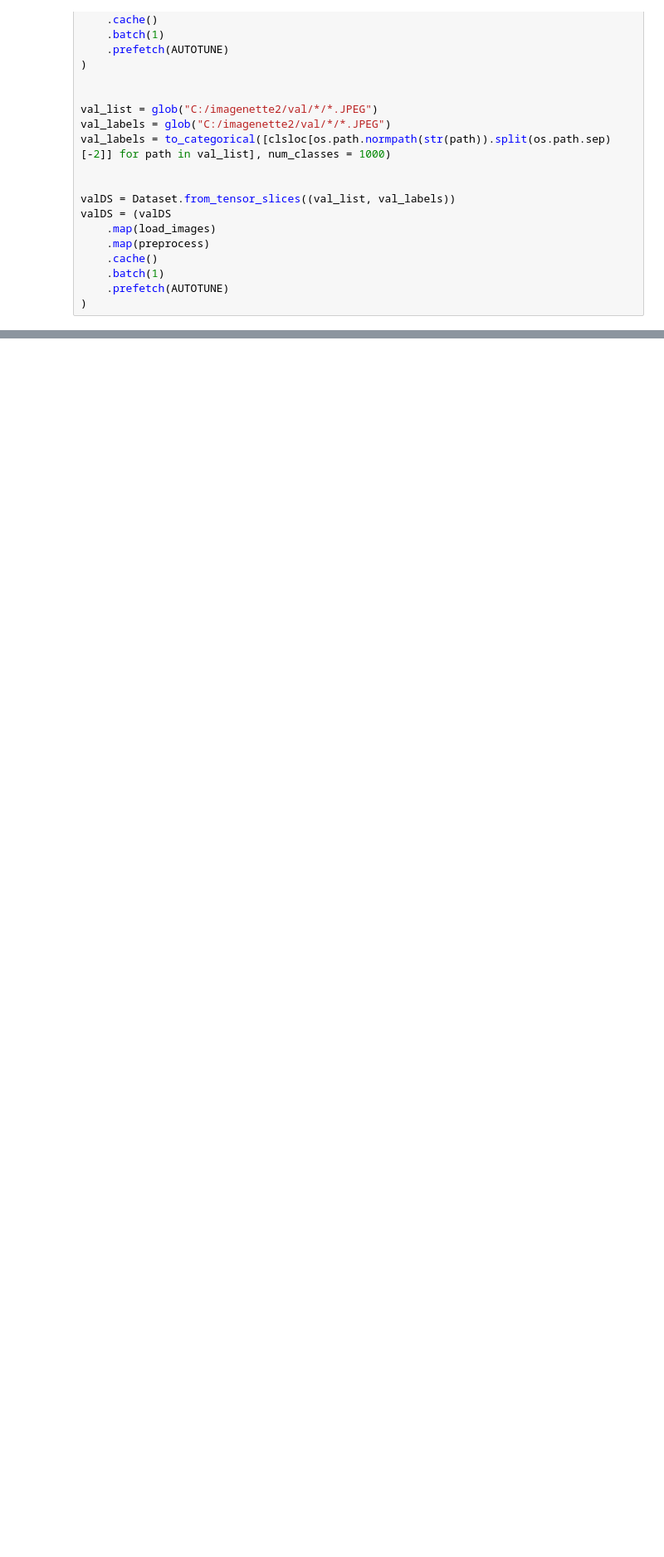
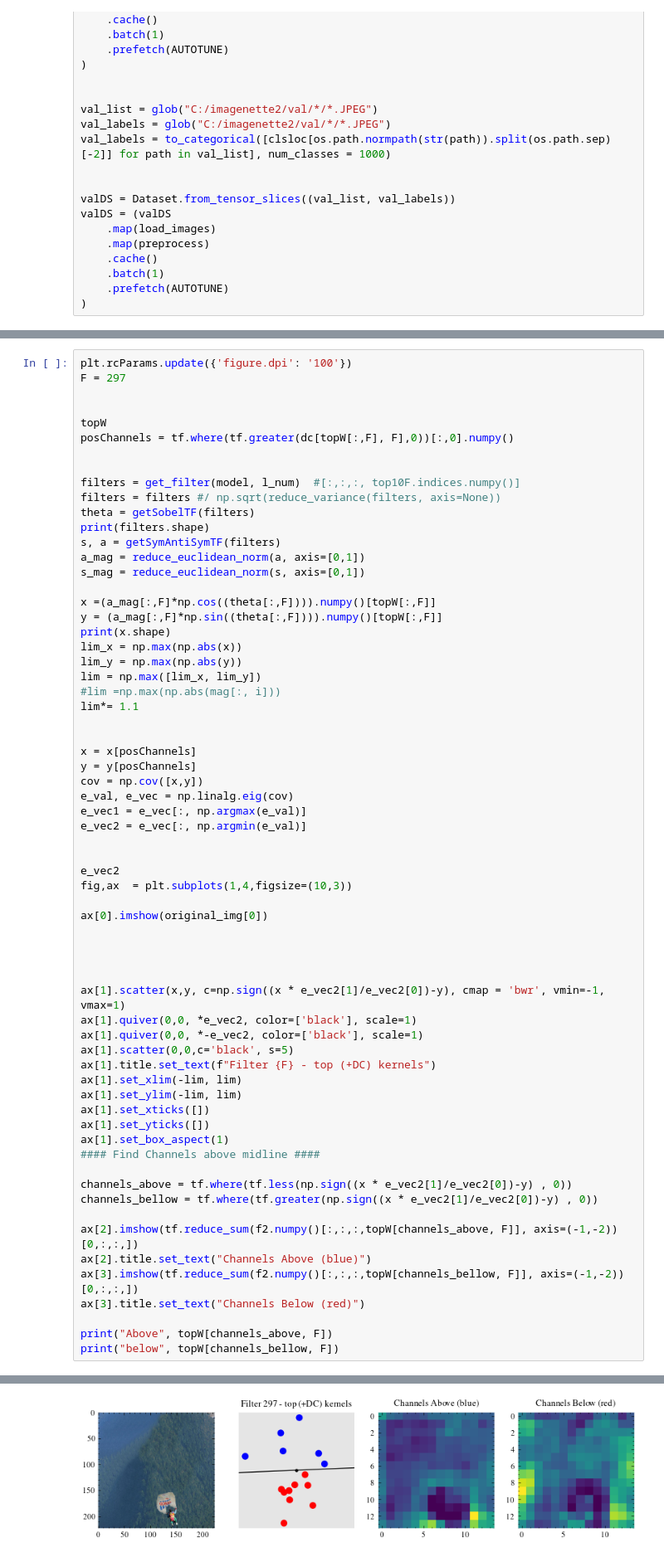
Before and after one commit to liamaltarac/CNN_Explorations, a Jupyter notebook: gradient_beta/sym_antsym_test.ipynb, the cells around one changed output, grey strips where cells are left out. Shown: that part at 83% size. Drawn from its saved outputs; the diff is of its cells as text; blank space fills up the shorter version.

```diff
--- a/gradient_beta/sym_antsym_test.ipynb
+++ b/gradient_beta/sym_antsym_test.ipynb
@@ -374,0 +394,66 @@ array([[ 1., -1., -1., ..., -1., -1., -1.],
+# %%
+plt.rcParams.update({'figure.dpi': '100'})
+F = 297
+
+
+topW
+posChannels = tf.where(tf.greater(dc[topW[:,F], F],0))[:,0].numpy()
+
+
+filters = get_filter(model, l_num)  #[:,:,:, top10F.indices.numpy()]
+filters = filters #/ np.sqrt(reduce_variance(filters, axis=None))
+theta = getSobelTF(filters)
+print(filters.shape)
+s, a = getSymAntiSymTF(filters)
+a_mag = reduce_euclidean_norm(a, axis=[0,1])
+s_mag = reduce_euclidean_norm(s, axis=[0,1])
+
+x =(a_mag[:,F]*np.cos((theta[:,F]))).numpy()[topW[:,F]]
+y = (a_mag[:,F]*np.sin((theta[:,F]))).numpy()[topW[:,F]]
+print(x.shape)
+lim_x = np.max(np.abs(x))
+lim_y = np.max(np.abs(y))
+lim = np.max([lim_x, lim_y])
+#lim =np.max(np.abs(mag[:, i]))
+lim*= 1.1
+
+
+x = x[posChannels]
+y = y[posChannels]
+cov = np.cov([x,y])
+e_val, e_vec = np.linalg.eig(cov)
+e_vec1 = e_vec[:, np.argmax(e_val)]
+e_vec2 = e_vec[:, np.argmin(e_val)]
+
+
+e_vec2
+fig,ax  = plt.subplots(1,4,figsize=(10,3))
+
+ax[0].imshow(original_img[0])
+
+
+
+
+ax[1].scatter(x,y, c=np.sign((x * e_vec2[1]/e_vec2[0])-y), cmap = 'bwr', vmin=-1, vmax=1)
+ax[1].quiver(0,0, *e_vec2, color=['black'], scale=1)
+ax[1].quiver(0,0, *-e_vec2, color=['black'], scale=1)
+ax[1].scatter(0,0,c='black', s=5)
+ax[1].title.set_text(f"Filter {F} - top (+DC) kernels")
+ax[1].set_xlim(-lim, lim)
+ax[1].set_ylim(-lim, lim)
+ax[1].set_xticks([])
+ax[1].set_yticks([])
+ax[1].set_box_aspect(1)
+#### Find Channels above midline ####
+
+channels_above = tf.where(tf.less(np.sign((x * e_vec2[1]/e_vec2[0])-y) , 0))
+channels_bellow = tf.where(tf.greater(np.sign((x * e_vec2[1]/e_vec2[0])-y) , 0))
+
+ax[2].imshow(tf.reduce_sum(f2.numpy()[:,:,:,topW[channels_above, F]], axis=(-1,-2))[0,:,:,])
+ax[2].title.set_text("Channels Above (blue)")
+ax[3].imshow(tf.reduce_sum(f2.numpy()[:,:,:,topW[channels_bellow, F]], axis=(-1,-2))[0,:,:,])
+ax[3].title.set_text("Channels Below (red)")
+
+print("Above", topW[channels_above, F])
+print("below", topW[channels_bellow, F])
+# %% [output]
@@ -374,0 +477 @@ array([[ 1., -1., -1., ..., -1., -1., -1.],
+[figure, added]
```
Also changed, not shown: parts of 24 cells of this notebook, 19 other files.
